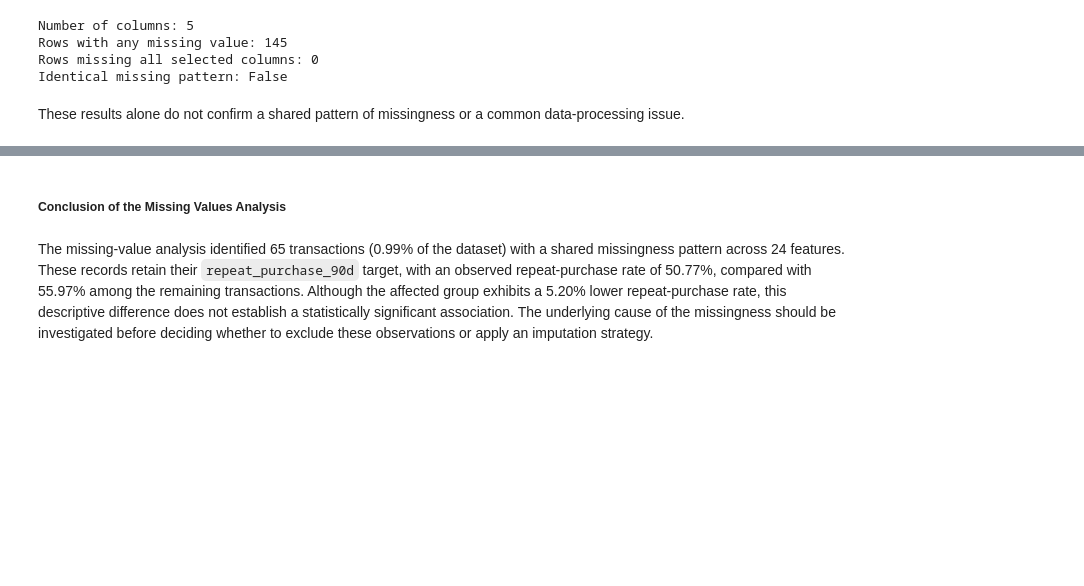
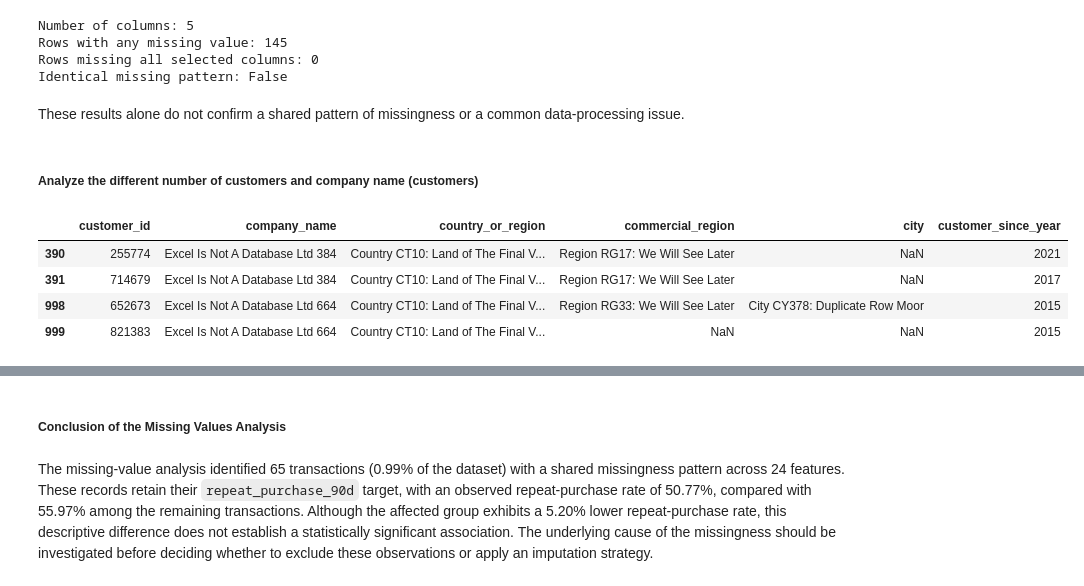
Before and after one commit to luisrafaelsoeiro/ETAI_Project, a Jupyter notebook: exploration.ipynb, the cells around one changed output, grey strips where cells are left out. Saved outputs shown, nothing was run; the diff lists cells and outputs as text; code cells hidden in the pictures; blank space fills up the shorter version.

```diff
--- a/exploration.ipynb
+++ b/exploration.ipynb
@@ -349,3 +349,26 @@ Rows missing all selected columns: 0
 Identical missing pattern: False
 # %% [markdown]
 These results alone do not confirm a shared pattern of missingness or a common data-processing issue.
+# %% [markdown]
+##### Analyze the different number of customers and company name (customers)
+# %%
+
+duplicated_companies = clientes[clientes.duplicated(subset=['company_name'], keep=False)]
+
+columns_comparison = [
+    'customer_id',
+    'company_name',
+    'country_or_region',
+    'commercial_region',
+    'city',
+    'customer_since_year'
+]
+
+# Mostrar os resultados ordenados pelo nome da empresa para ser fácil comparar visualmente
+display(duplicated_companies[columns_comparison].sort_values(by='company_name'))
+# %% [output]
+|  | customer_id | company_name | country_or_region | commercial_region | city | customer_since_year |
+| 390 | 255774 | Excel Is Not A Database Ltd 384 | Country CT10: Land of The Final V... | Region RG17: We Will See Later | NaN | 2021 |
+| 391 | 714679 | Excel Is Not A Database Ltd 384 | Country CT10: Land of The Final V... | Region RG17: We Will See Later | NaN | 2017 |
+| 998 | 652673 | Excel Is Not A Database Ltd 664 | Country CT10: Land of The Final V... | Region RG33: We Will See Later | City CY378: Duplicate Row Moor | 2015 |
+| 999 | 821383 | Excel Is Not A Database Ltd 664 | Country CT10: Land of The Final V... | NaN | NaN | 2015 |
```
Also changed, not shown: parts of 10 cells of this notebook.
